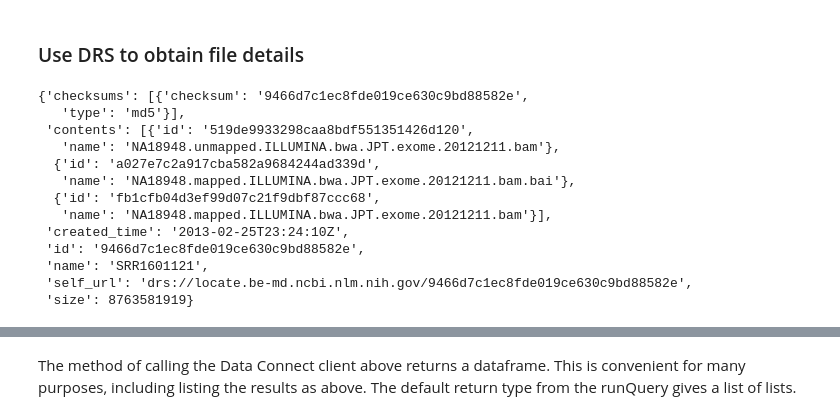
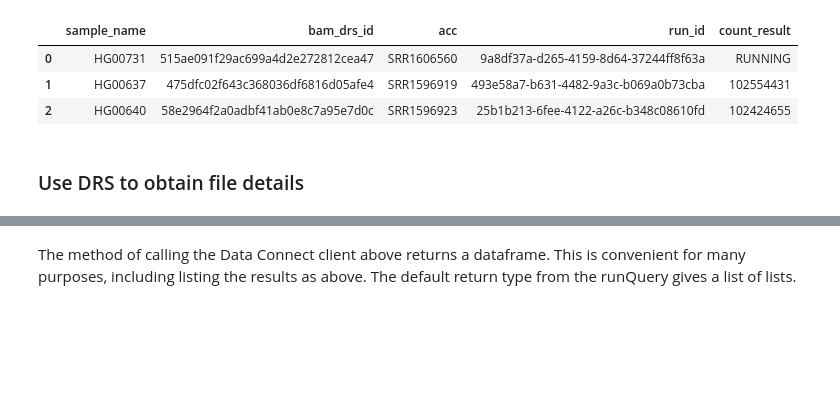
Before and after one commit to ga4gh/Get-Started-with-GA4GH-APIs, a Jupyter notebook: sessions/3/notebooks/3-1 Putting it all together.ipynb, the cells around one changed output, grey strips where cells are left out. Saved outputs shown, nothing was run; the diff lists cells and outputs as text; code cells hidden in the pictures; blank space fills up the shorter version.

```diff
--- a/sessions/3/notebooks/3-1 Putting it all together.ipynb
+++ b/sessions/3/notebooks/3-1 Putting it all together.ipynb
@@ -54,0 +65,3 @@ ____Page7_______________
+# %%
+json_result = searchClient.run_query(query, returnType='json')
+json_result
@@ -55,23 +95,11 @@ ____Page7_______________
+# %%
+import pandas as pd
+first_df = pd.DataFrame(json_result)
+first_df
+# %% [output]
+|  | sample_name | bam_drs_id | acc | run_id | count_result |
+| 0 | HG00731 | 515ae091f29ac699a4d2e272812cea47 | SRR1606560 | 9a8df37a-d265-4159-8d64-37244ff8f63a | RUNNING |
+| 1 | HG00637 | 475dfc02f643c368036df6816d05afe4 | SRR1596919 | 493e58a7-b631-4482-9a3c-b069a0b73cba | 102554431 |
+| 2 | HG00640 | 58e2964f2a0adbf41ab0e8c7a95e7d0c | SRR1596923 | 25b1b213-6fee-4122-a26c-b348c08610fd | 102424655 |
 # %% [markdown]
 ### Use DRS to obtain file details
-# %%
-from fasp.loc import SRADRSClient
-srr = 'SRR1601121'
-ncbi_drs = SRADRSClient('https://locate.be-md.ncbi.nlm.nih.gov', public=True)
-id_map = ncbi_drs.acc2drs(srr)
-bundle_id = id_map['response'][srr]['drs']
-ncbi_drs.get_object(bundle_id)
-# %% [output]
-{'checksums': [{'checksum': '9466d7c1ec8fde019ce630c9bd88582e',
-   'type': 'md5'}],
- 'contents': [{'id': '519de9933298caa8bdf551351426d120',
-   'name': 'NA18948.unmapped.ILLUMINA.bwa.JPT.exome.20121211.bam'},
-  {'id': 'a027e7c2a917cba582a9684244ad339d',
-   'name': 'NA18948.mapped.ILLUMINA.bwa.JPT.exome.20121211.bam.bai'},
-  {'id': 'fb1cfb04d3ef99d07c21f9dbf87ccc68',
-   'name': 'NA18948.mapped.ILLUMINA.bwa.JPT.exome.20121211.bam'}],
- 'created_time': '2013-02-25T23:24:10Z',
- 'id': '9466d7c1ec8fde019ce630c9bd88582e',
- 'name': 'SRR1601121',
- 'self_url': 'drs://locate.be-md.ncbi.nlm.nih.gov/9466d7c1ec8fde019ce630c9bd88582e',
- 'size': 8763581919}
```
Also changed, not shown: parts of 36 cells of this notebook, 9 other files.
